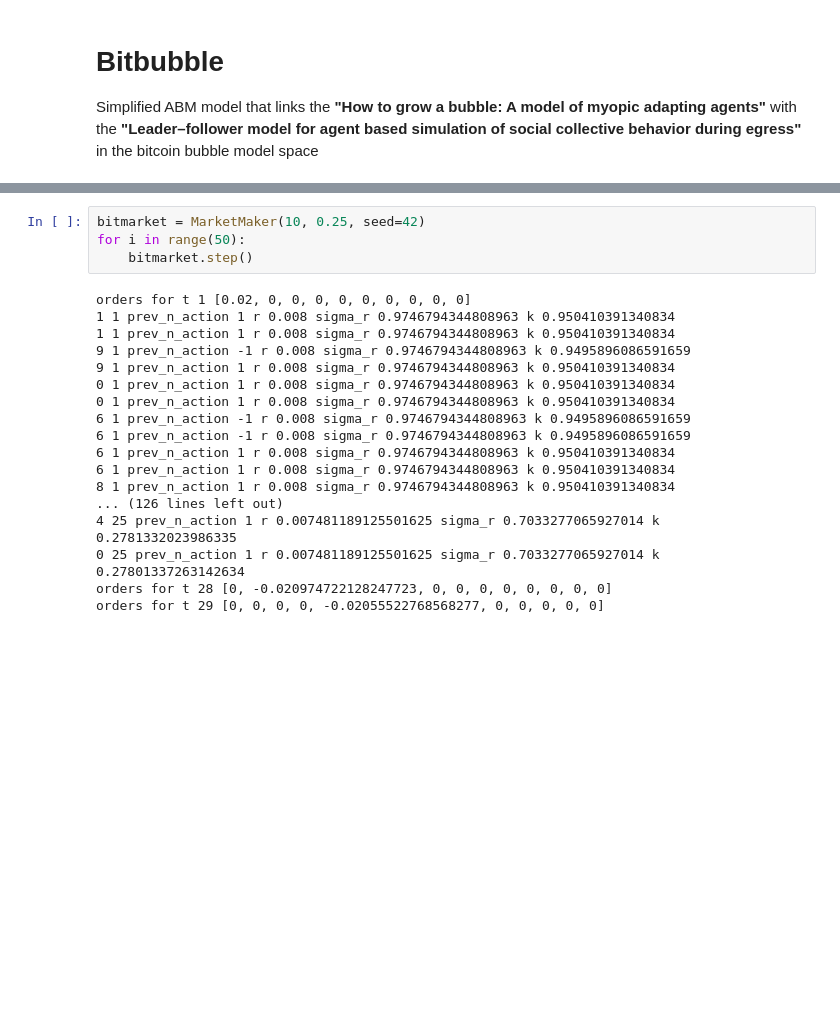
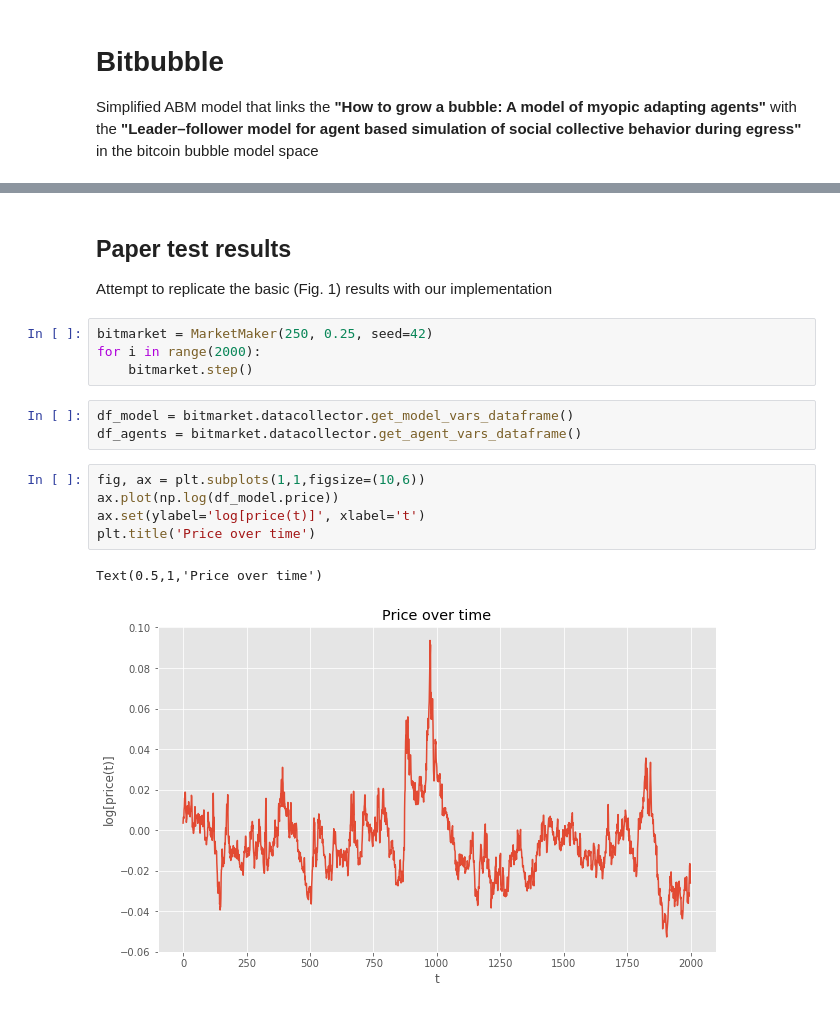
Before and after one commit to nickmancol/BitBubble, a Jupyter notebook: Bitbubble.ipynb, the cells around one changed output, grey strips where cells are left out. Saved outputs shown, nothing was run; the diff lists cells and outputs as text; blank space fills up the shorter version.

Commit message:
Added u(t), first test of paper model

```diff
--- a/Bitbubble.ipynb
+++ b/Bitbubble.ipynb
@@ -210,25 +248,21 @@ class Investor(Agent):
         self.list_cash.append(self.cash)
         self.coins = self.coins + self.current_action * self.current_volume
         self.list_coins.append(self.coins)
+# %% [markdown]
+## Paper test results
+Attempt to replicate the basic (Fig. 1) results with our implementation
 # %%
-bitmarket = MarketMaker(10, 0.25, seed=42)
-for i in range(50):
+bitmarket = MarketMaker(250, 0.25, seed=42)
+for i in range(2000):
     bitmarket.step()
-# %% [output]
-orders for t 1 [0.02, 0, 0, 0, 0, 0, 0, 0, 0, 0]
-1 1 prev_n_action 1 r 0.008 sigma_r 0.9746794344808963 k 0.950410391340834
-1 1 prev_n_action 1 r 0.008 sigma_r 0.9746794344808963 k 0.950410391340834
-9 1 prev_n_action -1 r 0.008 sigma_r 0.9746794344808963 k 0.9495896086591659
-9 1 prev_n_action 1 r 0.008 sigma_r 0.9746794344808963 k 0.950410391340834
-0 1 prev_n_action 1 r 0.008 sigma_r 0.9746794344808963 k 0.950410391340834
-0 1 prev_n_action 1 r 0.008 sigma_r 0.9746794344808963 k 0.950410391340834
-6 1 prev_n_action -1 r 0.008 sigma_r 0.9746794344808963 k 0.9495896086591659
-6 1 prev_n_action -1 r 0.008 sigma_r 0.9746794344808963 k 0.9495896086591659
-6 1 prev_n_action 1 r 0.008 sigma_r 0.9746794344808963 k 0.950410391340834
-6 1 prev_n_action 1 r 0.008 sigma_r 0.9746794344808963 k 0.950410391340834
-8 1 prev_n_action 1 r 0.008 sigma_r 0.9746794344808963 k 0.950410391340834
-... (126 lines left out)
-4 25 prev_n_action 1 r 0.007481189125501625 sigma_r 0.7033277065927014 k 0.2781332023986335
-0 25 prev_n_action 1 r 0.007481189125501625 sigma_r 0.7033277065927014 k 0.27801337263142634
-orders for t 28 [0, -0.020974722128247723, 0, 0, 0, 0, 0, 0, 0, 0]
-orders for t 29 [0, 0, 0, 0, -0.02055522768568277, 0, 0, 0, 0, 0]
+# %%
+df_model = bitmarket.datacollector.get_model_vars_dataframe()
+df_agents = bitmarket.datacollector.get_agent_vars_dataframe()
+# %%
+fig, ax = plt.subplots(1,1,figsize=(10,6))
+ax.plot(np.log(df_model.price))
+ax.set(ylabel='log[price(t)]', xlabel='t')
+plt.title('Price over time')
+# %% [output]
+Text(0.5,1,'Price over time')
+[figure, added]
```
Also changed, not shown: parts of 10 cells of this notebook, 2 other files.
